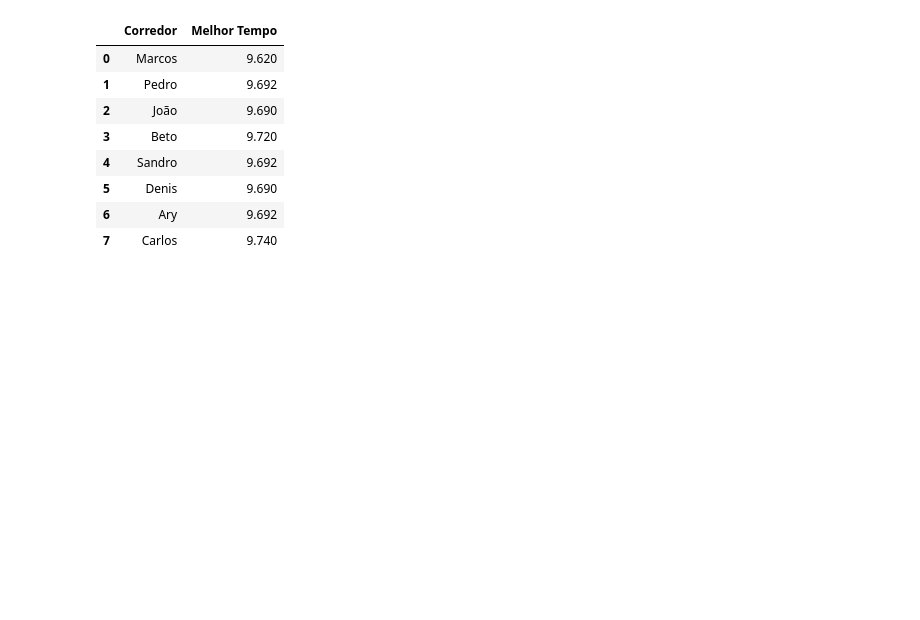
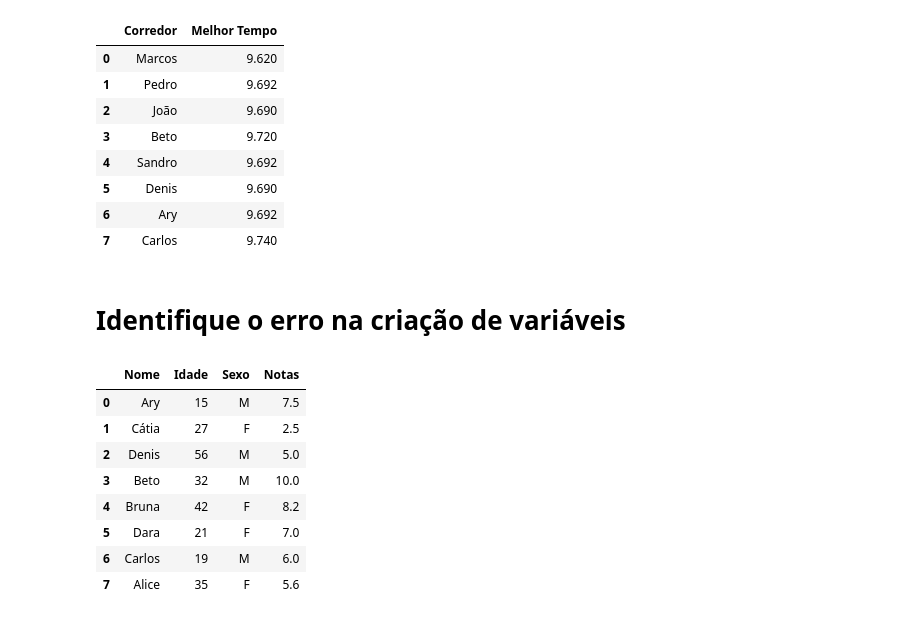
Before and after one commit to pedrosoale/python-para-data-science, a Jupyter notebook: 4_Pandas_tratando_analisando_dados/exercicios.ipynb, the cells around one changed output. Cells and saved outputs as stored; diff of their text form; code cells hidden in the pictures; blank space fills up the shorter version.

Commit message:
(30/10) Aula 7 - Criando novas variáveis

```diff
--- a/4_Pandas_tratando_analisando_dados/exercicios.ipynb
+++ b/4_Pandas_tratando_analisando_dados/exercicios.ipynb
@@ -261,3 +261,24 @@ atletas
 | 5 | Denis | 9.690 |
 | 6 | Ary | 9.692 |
 | 7 | Carlos | 9.740 |
+# %% [markdown]
+# Identifique o erro na criação de variáveis
+# %%
+import pandas as pd
+alunos = pd.DataFrame({'Nome': ['Ary', 'Cátia', 'Denis', 'Beto', 'Bruna', 'Dara', 'Carlos', 'Alice'],
+                       'Sexo': ['M', 'F', 'M', 'M', 'F', 'F', 'M', 'F'],
+                       'Idade': [15, 27, 56, 32, 42, 21, 19, 35],
+                       'Notas': [7.5, 2.5, 5.0, 10, 8.2, 7, 6, 5.6]},
+                      columns=['Nome', 'Idade', 'Sexo', 'Notas'])
+# %%
+alunos
+# %% [output]
+|  | Nome | Idade | Sexo | Notas |
+| 0 | Ary | 15 | M | 7.5 |
+| 1 | Cátia | 27 | F | 2.5 |
+| 2 | Denis | 56 | M | 5.0 |
+| 3 | Beto | 32 | M | 10.0 |
+| 4 | Bruna | 42 | F | 8.2 |
+| 5 | Dara | 21 | F | 7.0 |
+| 6 | Carlos | 19 | M | 6.0 |
+| 7 | Alice | 35 | F | 5.6 |
```
Also changed, not shown: parts of 8 cells of this notebook, 3 other files.
